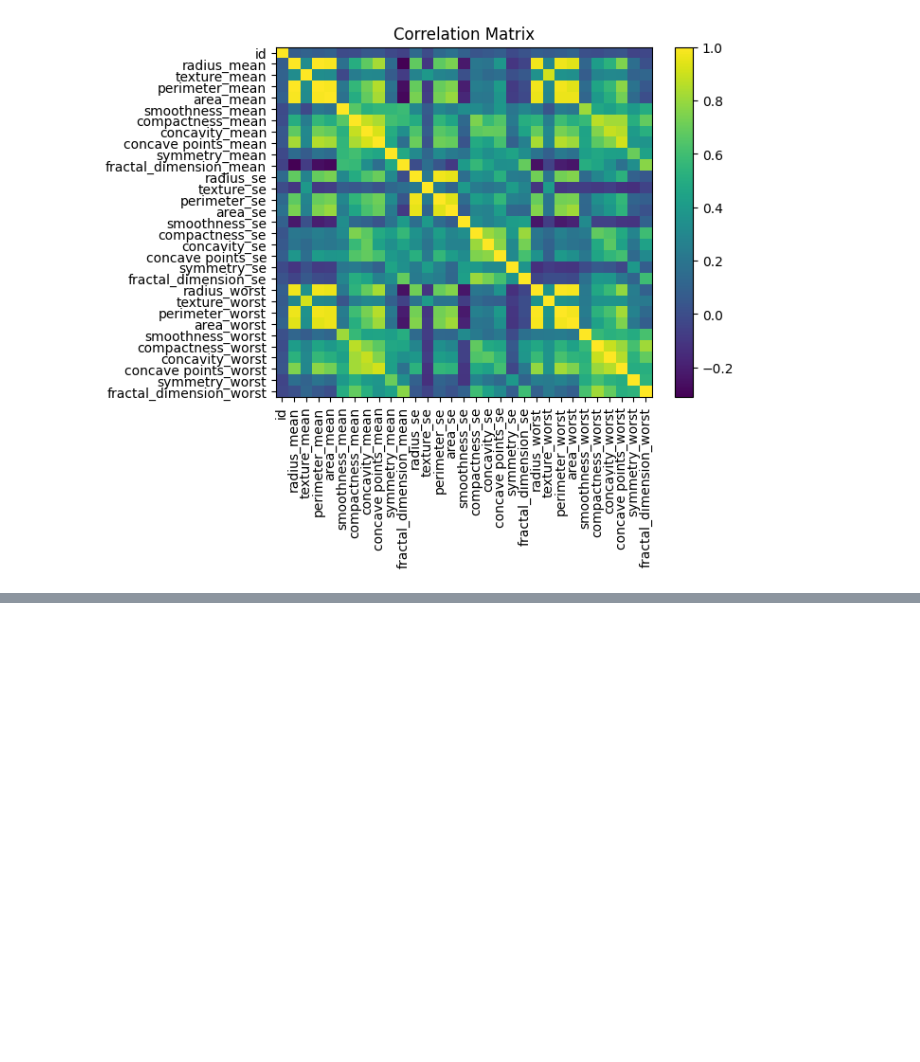
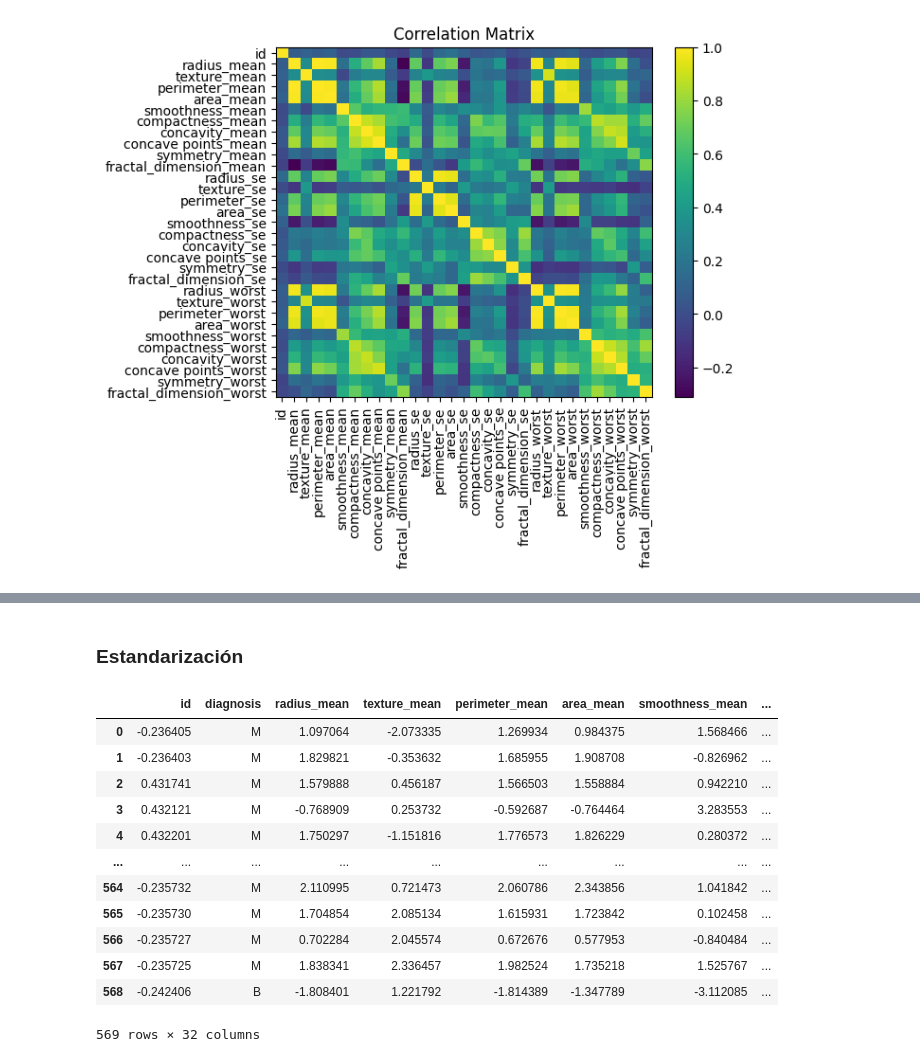
Before and after one commit to fernandofloresg/ProgramacionII, a Jupyter notebook: Challenges/01 - Cancer/Challenge.ipynb, the cells around one changed output, grey strips where cells are left out. Drawn from its saved outputs; the diff is of its cells as text; code cells hidden in the pictures; blank space fills up the shorter version.

```diff
--- a/Challenges/01 - Cancer/Challenge.ipynb
+++ b/Challenges/01 - Cancer/Challenge.ipynb
@@ -148,0 +183,24 @@ plt.show()
+# %% [markdown]
+### Estandarización
+# %%
+from sklearn.preprocessing import StandardScaler
+
+scaler = StandardScaler()
+data_numeric = raw_data.select_dtypes(exclude=['object'])
+data = raw_data.copy(deep=True)
+data[data_numeric.columns] = scaler.fit_transform(data_numeric.values)
+data
+# %% [output]
+|  | id | diagnosis | radius_mean | texture_mean | perimeter_mean | area_mean | smoothness_mean | ... |
+| 0 | -0.236405 | M | 1.097064 | -2.073335 | 1.269934 | 0.984375 | 1.568466 | ... |
+| 1 | -0.236403 | M | 1.829821 | -0.353632 | 1.685955 | 1.908708 | -0.826962 | ... |
+| 2 | 0.431741 | M | 1.579888 | 0.456187 | 1.566503 | 1.558884 | 0.942210 | ... |
+| 3 | 0.432121 | M | -0.768909 | 0.253732 | -0.592687 | -0.764464 | 3.283553 | ... |
+| 4 | 0.432201 | M | 1.750297 | -1.151816 | 1.776573 | 1.826229 | 0.280372 | ... |
+| ... | ... | ... | ... | ... | ... | ... | ... | ... |
+| 564 | -0.235732 | M | 2.110995 | 0.721473 | 2.060786 | 2.343856 | 1.041842 | ... |
+| 565 | -0.235730 | M | 1.704854 | 2.085134 | 1.615931 | 1.723842 | 0.102458 | ... |
+| 566 | -0.235727 | M | 0.702284 | 2.045574 | 0.672676 | 0.577953 | -0.840484 | ... |
+| 567 | -0.235725 | M | 1.838341 | 2.336457 | 1.982524 | 1.735218 | 1.525767 | ... |
+| 568 | -0.242406 | B | -1.808401 | 1.221792 | -1.814389 | -1.347789 | -3.112085 | ... |
+569 rows × 32 columns
```
Also changed, not shown: parts of 8 cells of this notebook.
